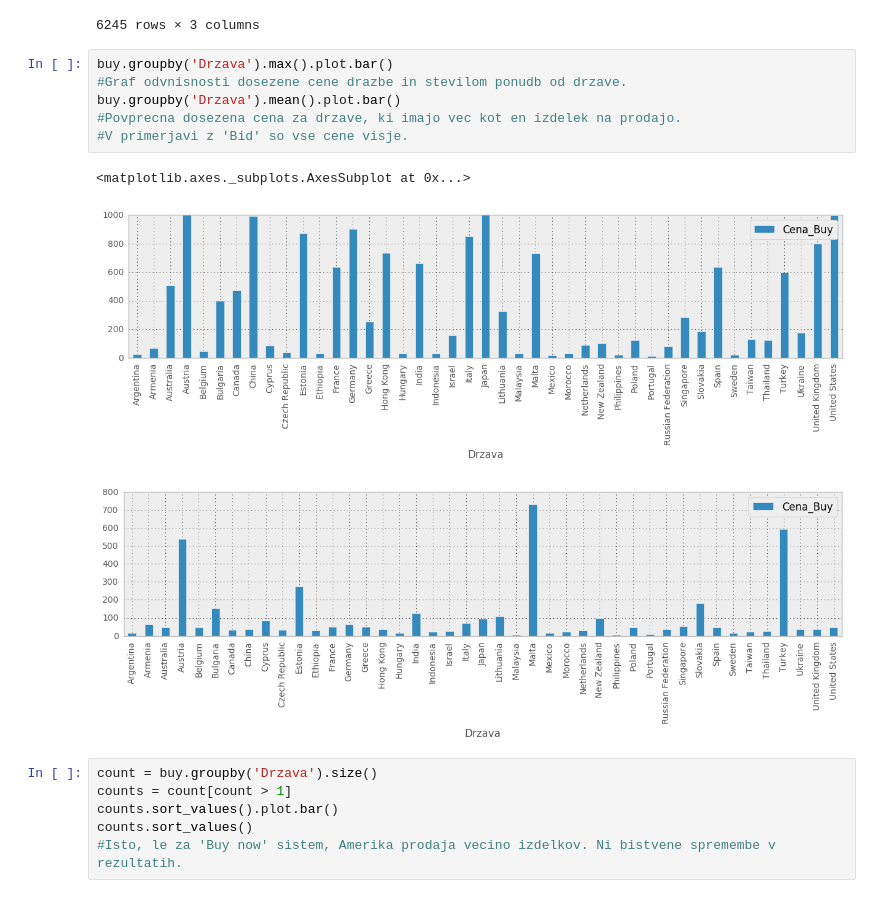
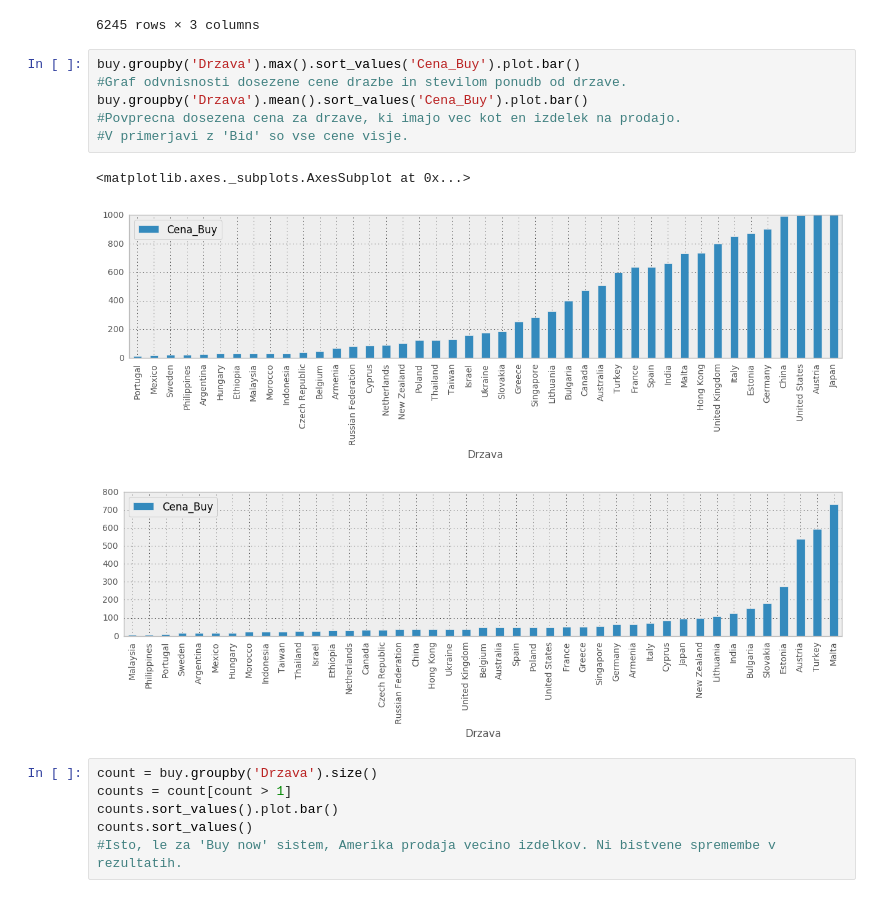
Before and after one commit to MihaPac/Projekt-Programiranje-1, a Jupyter notebook: Analiza.ipynb, the cells around one changed output. Cells and saved outputs as stored; diff of their text form.

```diff
--- a/Analiza.ipynb
+++ b/Analiza.ipynb
@@ -255,15 +255,15 @@ fixed_dg.sort_values('Cena_Buy').drop(['Cena_Bid', 'Bids', 'Kategorija', 'Buy'],
 | 2017-01-22 00:57:58 | MEXICAN SHAMANIC MARACAS SHAKERS ... | 999.99 | Austria |
 6245 rows × 3 columns
 # %%
-buy.groupby('Drzava').max().plot.bar()
+buy.groupby('Drzava').max().sort_values('Cena_Buy').plot.bar()
 #Graf odvnisnosti dosezene cene drazbe in stevilom ponudb od drzave.
-buy.groupby('Drzava').mean().plot.bar()
+buy.groupby('Drzava').mean().sort_values('Cena_Buy').plot.bar()
 #Povprecna dosezena cena za drzave, ki imajo vec kot en izdelek na prodajo.
 #V primerjavi z 'Bid' so vse cene visje.
 # %% [output]
 <matplotlib.axes._subplots.AxesSubplot at 0x...>
-[figure, old version]
+[figure, new version]
-[figure, old version]
+[figure, new version]
 # %%
 count = buy.groupby('Drzava').size()
 counts = count[count > 1]
```
Also changed, not shown: parts of 1 cell of this notebook.
